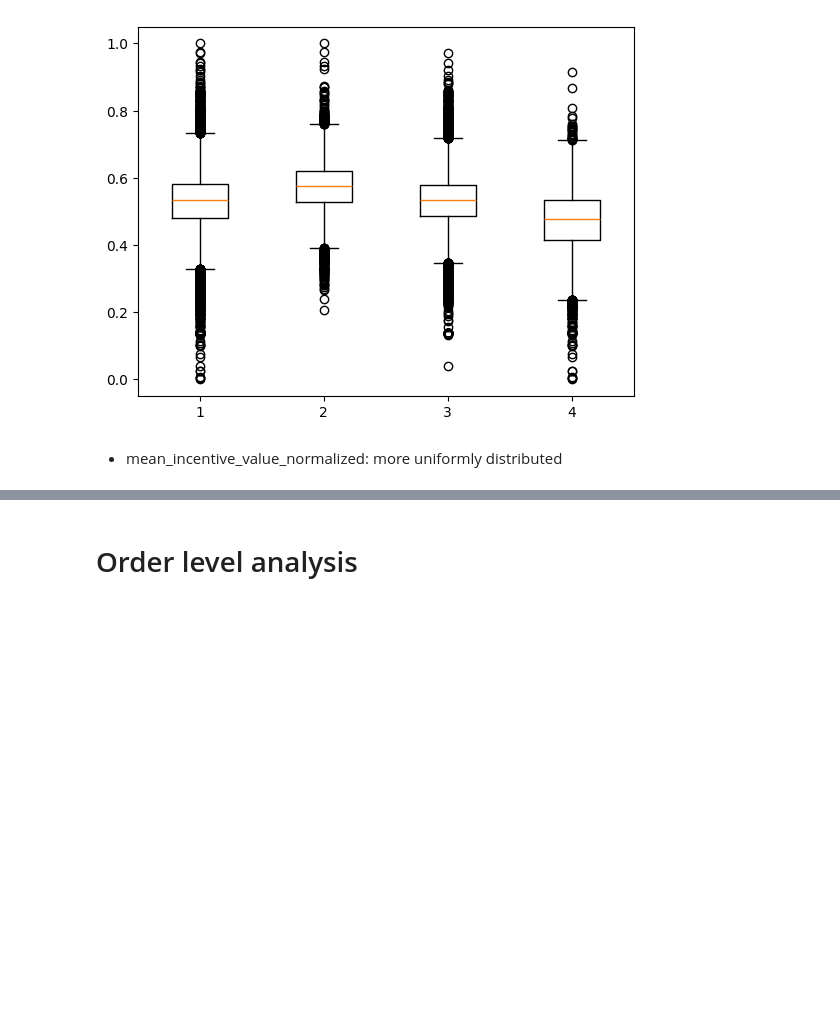
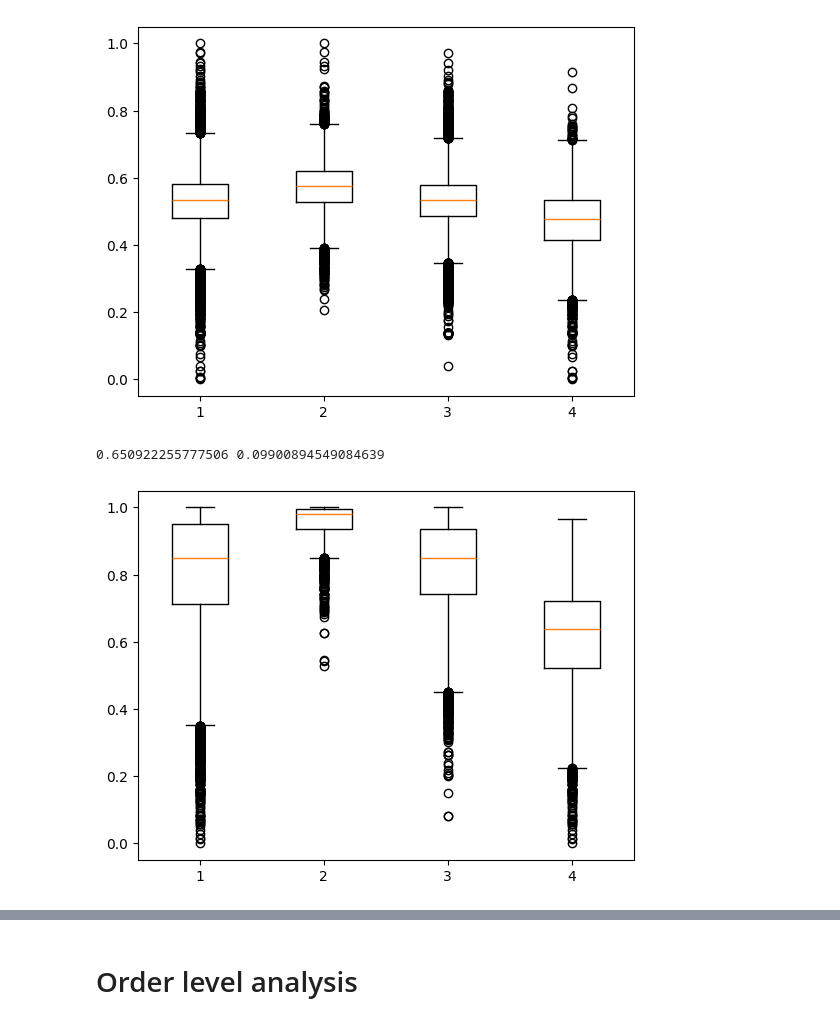
Before and after one commit to AChiaraCapuano/incentives_analysis, a Jupyter notebook: analysis_nb.ipynb, the cells around one changed output, grey strips where cells are left out. Saved outputs shown, nothing was run; the diff lists cells and outputs as text; code cells hidden in the pictures; blank space fills up the shorter version.

Commit message:
high-med-low score customers

```diff
--- a/analysis_nb.ipynb
+++ b/analysis_nb.ipynb
@@ -349,5 +356,16 @@ plt.boxplot ([df_sol['incentive_basket_value_normalized'], df_high['incentive_ba
 plt.boxplot ([df_sol['mean_incentive_value_normalized'], df_high['mean_incentive_value_normalized'], df_mid['mean_incentive_value_normalized'], df_low['mean_incentive_value_normalized']]);
 # %% [output]
 [figure]
-# %% [markdown]
-- mean_incentive_value_normalized: more uniformly distributed
+# %%
+mean_val_SG = df_sol_SG['mean_score'].mean()
+stdev_val_SG = df_sol_SG['mean_score'].std()
+print(mean_val_SG, stdev_val_SG)
+df_high_SG = df_sol_SG[df_sol_SG['mean_score']>=(mean_val_SG+stdev_val_SG)]
+df_mid_SG = df_sol_SG[(df_sol_SG['mean_score']>(mean_val_SG-stdev_val_SG)) & (df_sol_SG['mean_score']<=(mean_val_SG+stdev_val_SG))]
+df_low_SG = df_sol_SG[df_sol_SG['mean_score']<=(mean_val_SG-stdev_val_SG)]
+# %% [output]
+0.650922255777506 0.09900894549084639
+# %%
+plt.boxplot ([df_sol_SG['used_incentive_normalized'], df_high_SG['used_incentive_normalized'], df_mid_SG['used_incentive_normalized'], df_low_SG['used_incentive_normalized']]);
+# %% [output]
+[figure, added]
```
Also changed, not shown: parts of 7 cells of this notebook.
